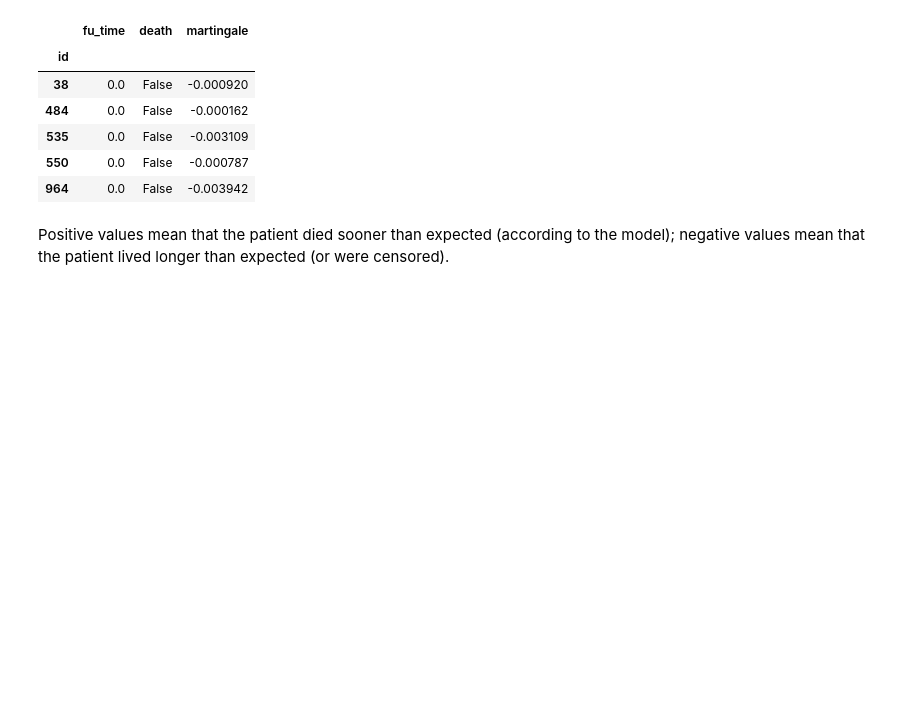
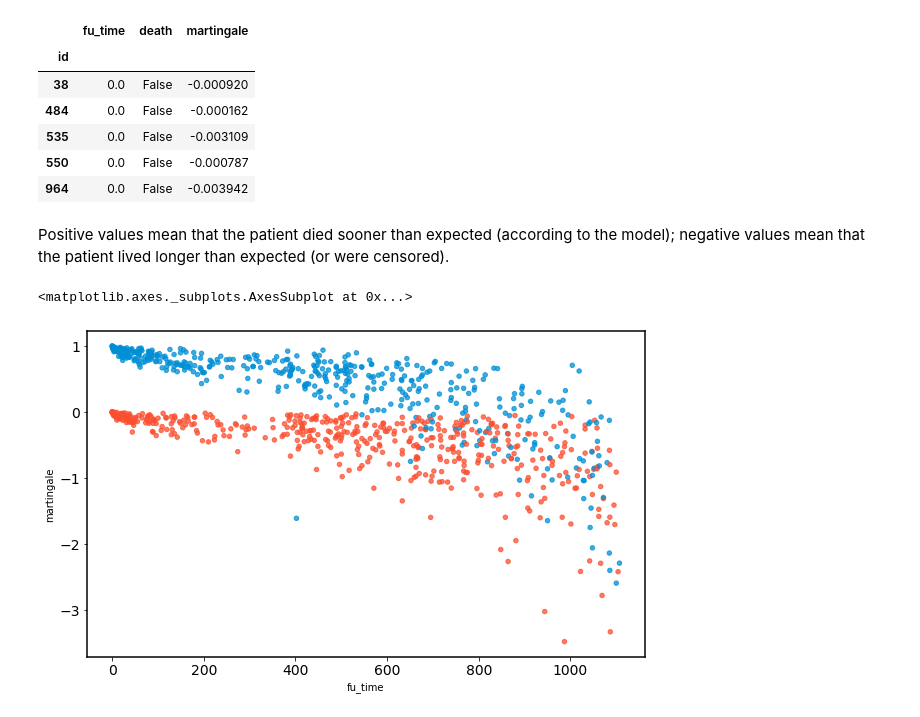
Before and after one commit to AilingLiu/Survival_analysis, a Jupyter notebook: check_assumptions_of_cox_regression.ipynb, the cells around one changed output. Saved outputs shown, nothing was run; the diff lists cells and outputs as text; code cells hidden in the pictures; blank space fills up the shorter version.

```diff
--- a/check_assumptions_of_cox_regression.ipynb
+++ b/check_assumptions_of_cox_regression.ipynb
@@ -131,3 +131,12 @@ r.head()
 | 964 | 0.0 | False | -0.003942 |
 # %% [markdown]
 Positive values mean that the patient died sooner than expected (according to the model); negative values mean that the patient lived longer than expected (or were censored).
+# %%
+r.plot.scatter(
+    x='fu_time', y='martingale', c=np.where(r['death'], '#008fd5', '#fc4f30'),
+    alpha=0.75,
+    figsize=(10, 6)
+)
+# %% [output]
+<matplotlib.axes._subplots.AxesSubplot at 0x...>
+[figure, added]
```
